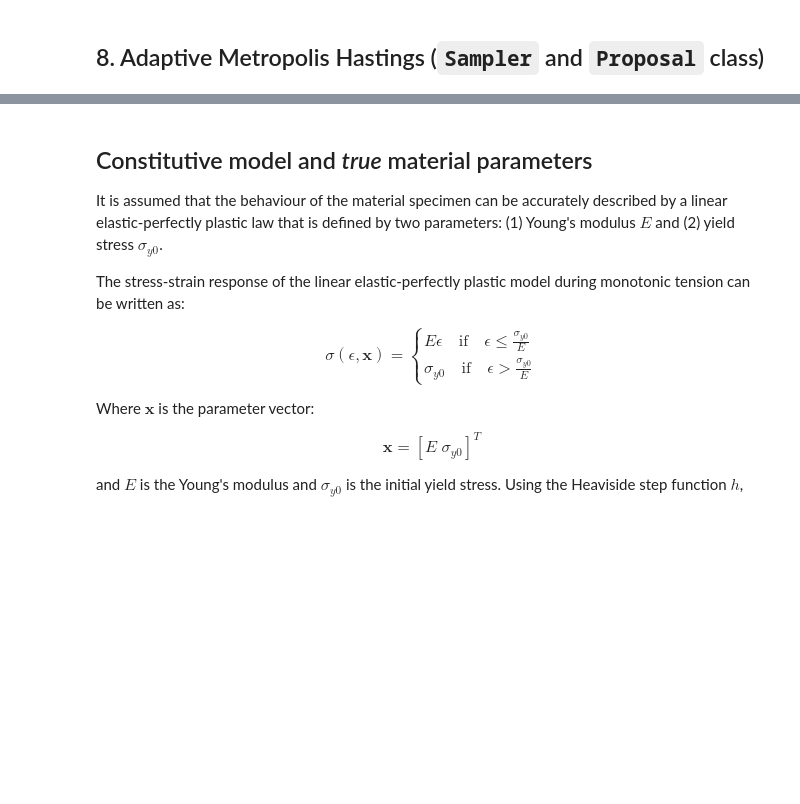
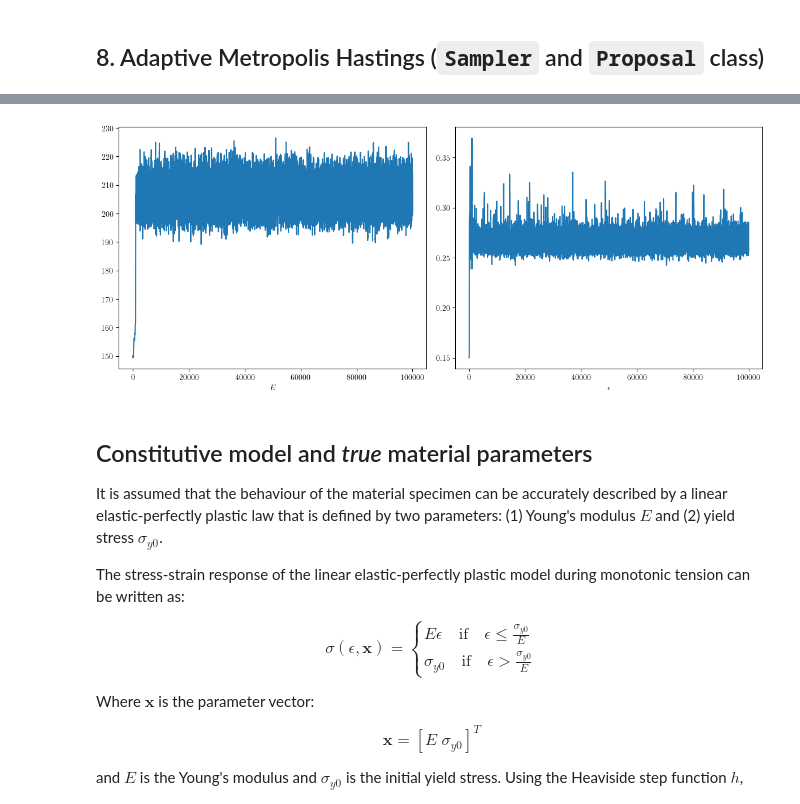
Before and after one commit to mark-hobbs/bayesian-inference-tutorial, a Jupyter notebook: examples/02-linear-elasticity-perfect-plasticity.ipynb, the cells around one changed output, grey strips where cells are left out. Cells and saved outputs as stored; diff of their text form; code cells hidden in the pictures; blank space fills up the shorter version.

```diff
--- a/examples/02-linear-elasticity-perfect-plasticity.ipynb
+++ b/examples/02-linear-elasticity-perfect-plasticity.ipynb
@@ -537,3 +536,17 @@ ax2.axvline(stress_y, ls="--", color="dimgray");
+# %%
+proposal = AdaptiveProposal(cov=np.eye(2), step_size=[1, 1])
+mh = Sampler(posterior, proposal, 1e5, np.array([150, 0.15]))
+mh.sample()
+samples = mh.get_samples()
+# %%
+fig, (ax1, ax2) = plt.subplots(1, 2, figsize=(12, 5))
+ax1.plot(samples[:, 0])
+ax2.plot(samples[:, 1])
+ax1.set_xlabel("$E$")
+ax2.set_xlabel("$\epsilon$")
+plt.tight_layout()
+# %% [output]
+[figure, added]
 # %% [markdown]
 ## Constitutive model and *true* material parameters
 
```
Also changed, not shown: parts of 8 cells of this notebook.
